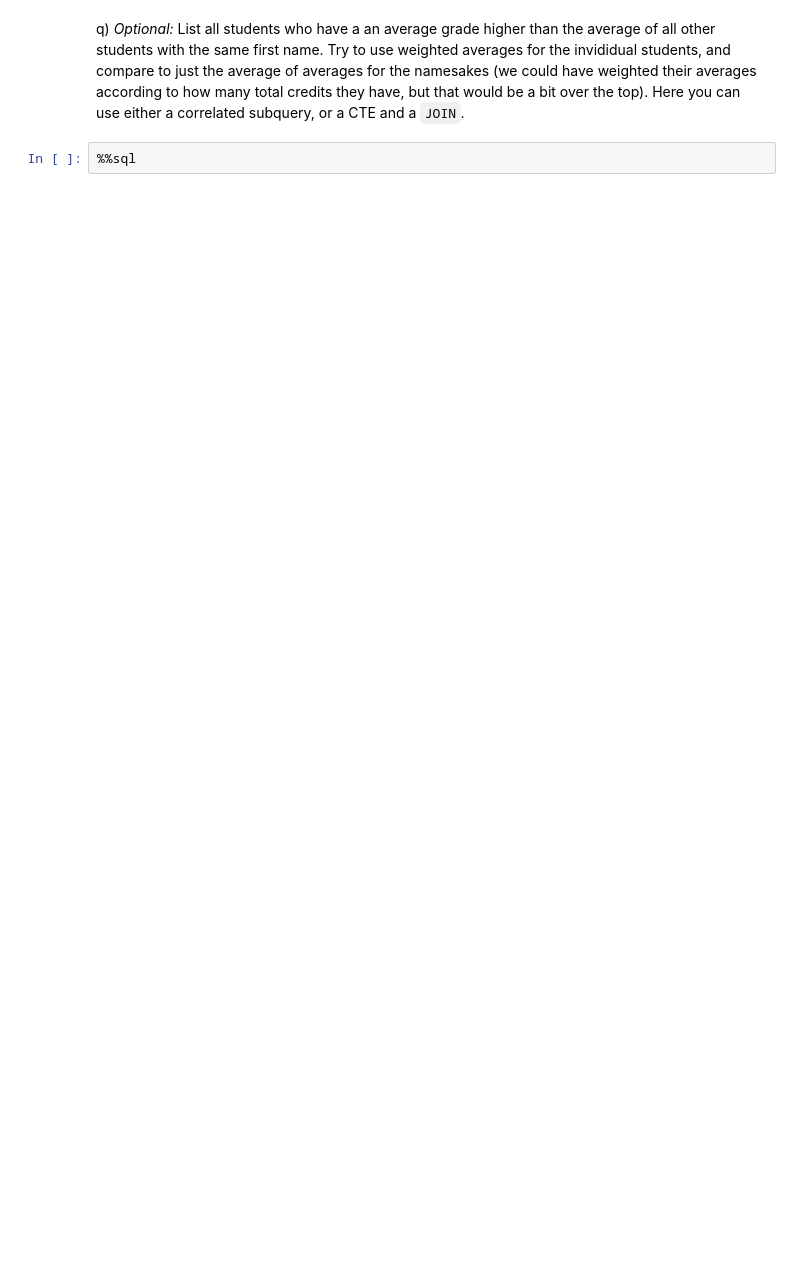
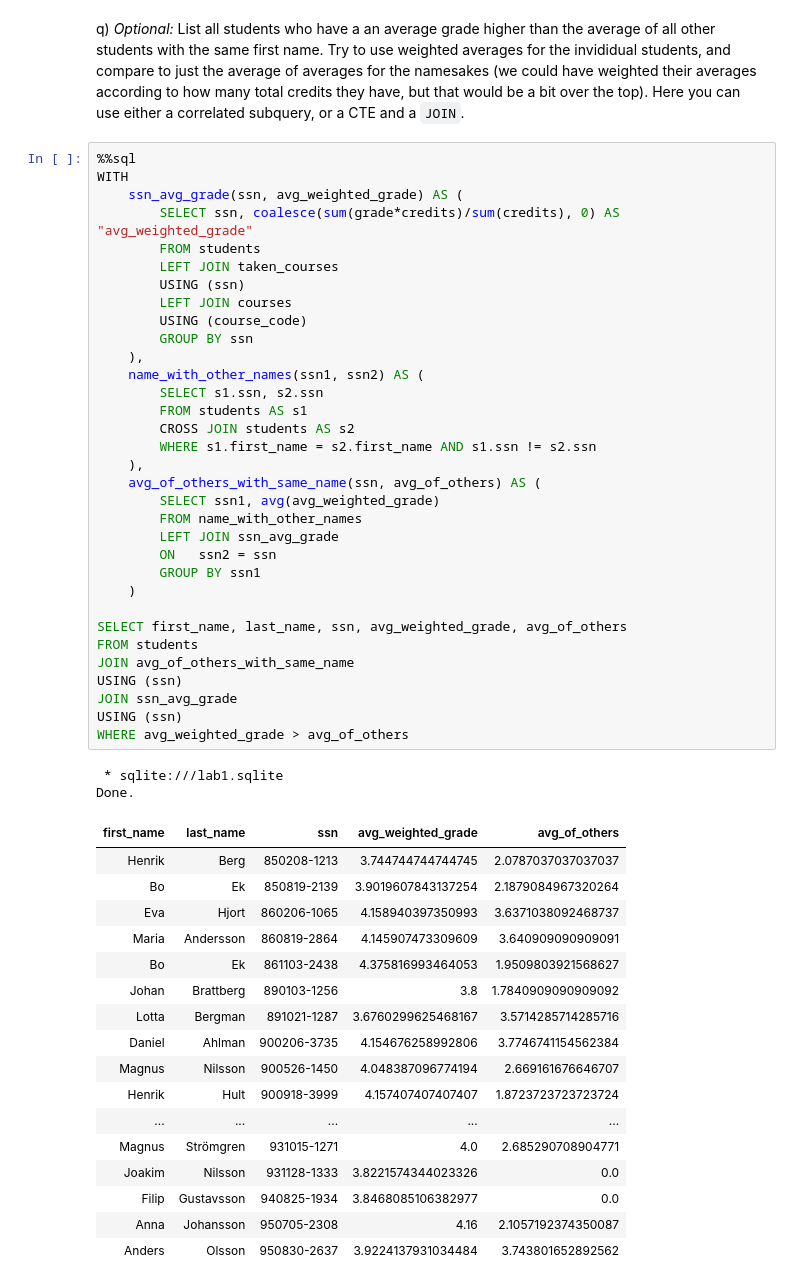
Before and after one commit to GitThisJoel/database-technology, a Jupyter notebook: lab1/lab1.ipynb, the cells around one changed output. Saved outputs shown, nothing was run; the diff lists cells and outputs as text; blank space fills up the shorter version.

Commit message:
lab 1 done

```diff
--- a/lab1/lab1.ipynb
+++ b/lab1/lab1.ipynb
@@ -374,3 +758,54 @@ q) _Optional:_ List all students who have a an average grade
    either a correlated subquery, or a CTE and a `JOIN`.
 # %%
 %%sql
+WITH
+    ssn_avg_grade(ssn, avg_weighted_grade) AS (
+        SELECT ssn, coalesce(sum(grade*credits)/sum(credits), 0) AS "avg_weighted_grade"
+        FROM students
+        LEFT JOIN taken_courses
+        USING (ssn)
+        LEFT JOIN courses
+        USING (course_code)
+        GROUP BY ssn
+    ),
+    name_with_other_names(ssn1, ssn2) AS (
+        SELECT s1.ssn, s2.ssn
+        FROM students AS s1
+        CROSS JOIN students AS s2
+        WHERE s1.first_name = s2.first_name AND s1.ssn != s2.ssn
+    ),
+    avg_of_others_with_same_name(ssn, avg_of_others) AS (
+        SELECT ssn1, avg(avg_weighted_grade)
+        FROM name_with_other_names
+        LEFT JOIN ssn_avg_grade
+        ON   ssn2 = ssn
+        GROUP BY ssn1
+    )
+
+SELECT first_name, last_name, ssn, avg_weighted_grade, avg_of_others
+FROM students
+JOIN avg_of_others_with_same_name
+USING (ssn)
+JOIN ssn_avg_grade
+USING (ssn)
+WHERE avg_weighted_grade > avg_of_others
+# %% [output]
+ * sqlite:///lab1.sqlite
+Done.
+| first_name | last_name | ssn | avg_weighted_grade | avg_of_others |
+| Henrik | Berg | 850208-1213 | 3.744744744744745 | 2.0787037037037037 |
+| Bo | Ek | 850819-2139 | 3.9019607843137254 | 2.1879084967320264 |
+| Eva | Hjort | 860206-1065 | 4.158940397350993 | 3.6371038092468737 |
+| Maria | Andersson | 860819-2864 | 4.145907473309609 | 3.640909090909091 |
+| Bo | Ek | 861103-2438 | 4.375816993464053 | 1.9509803921568627 |
+| Johan | Brattberg | 890103-1256 | 3.8 | 1.7840909090909092 |
+| Lotta | Bergman | 891021-1287 | 3.6760299625468167 | 3.5714285714285716 |
+| Daniel | Ahlman | 900206-3735 | 4.154676258992806 | 3.7746741154562384 |
+| Magnus | Nilsson | 900526-1450 | 4.048387096774194 | 2.669161676646707 |
+| Henrik | Hult | 900918-3999 | 4.157407407407407 | 1.8723723723723724 |
+| ... | ... | ... | ... | ... |
+| Magnus | Strömgren | 931015-1271 | 4.0 | 2.685290708904771 |
+| Joakim | Nilsson | 931128-1333 | 3.8221574344023326 | 0.0 |
+| Filip | Gustavsson | 940825-1934 | 3.8468085106382977 | 0.0 |
+| Anna | Johansson | 950705-2308 | 4.16 | 2.1057192374350087 |
+| Anders | Olsson | 950830-2637 | 3.9224137931034484 | 3.743801652892562 |
```
Also changed, not shown: parts of 23 cells of this notebook.
